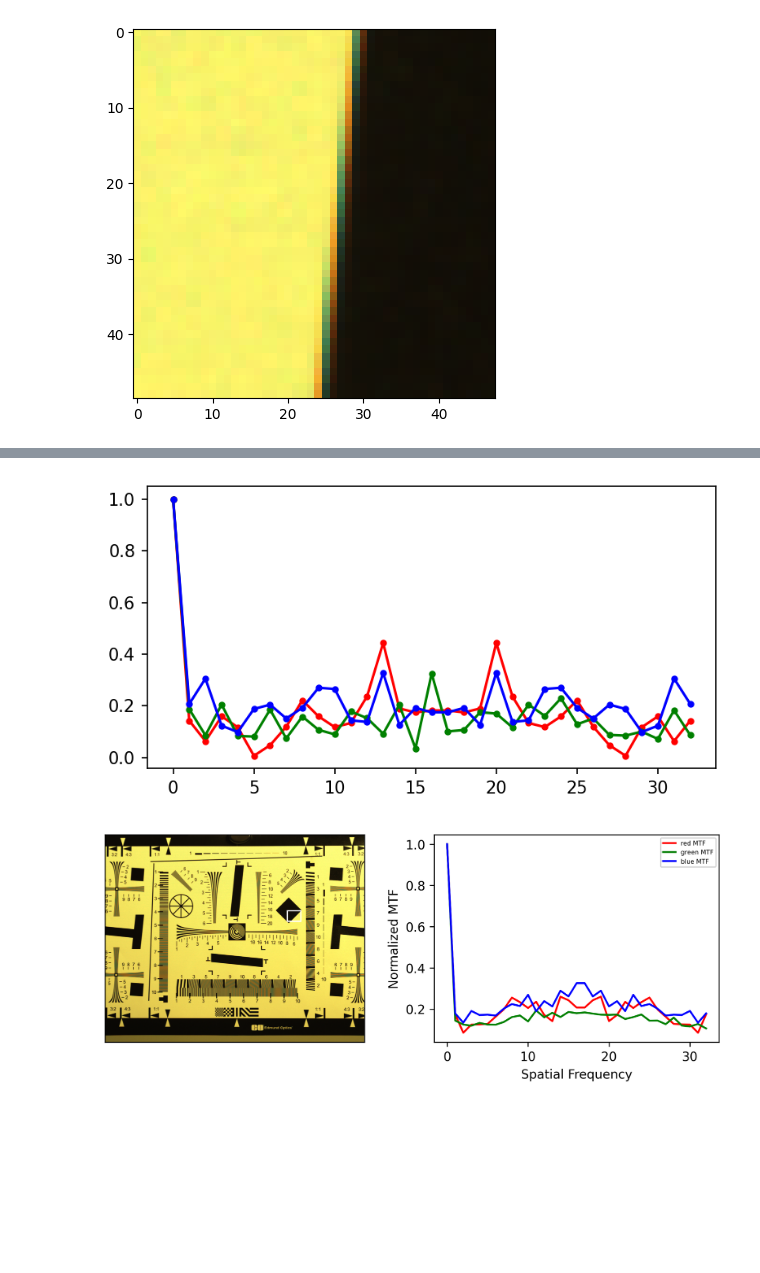
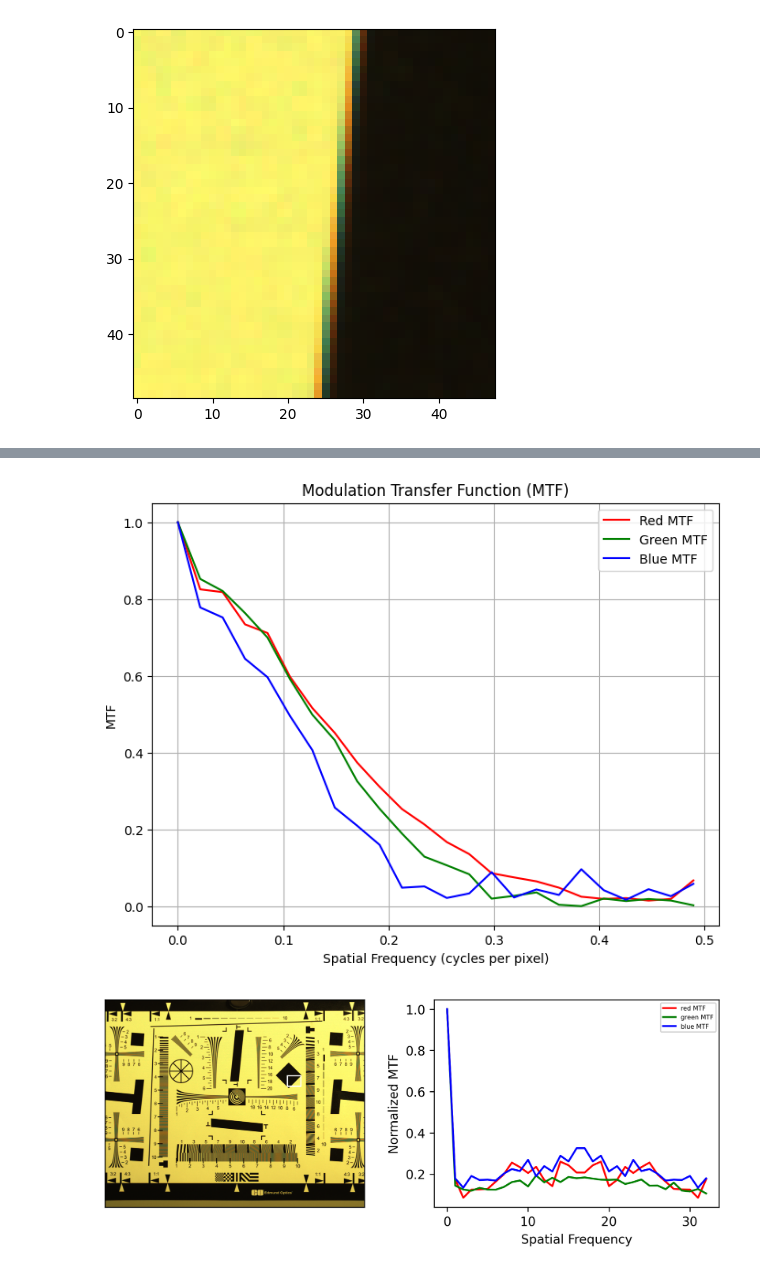
Before and after one commit to kennethmleo/Physics301-Optical-Payload-Characterization, a Jupyter notebook: Activity 06 - Abberation Measurement/Activity_06_Chromatic Abberation.ipynb, the cells around one changed output, grey strips where cells are left out. Cells and saved outputs as stored; diff of their text form; code cells hidden in the pictures; blank space fills up the shorter version.

```diff
--- a/Activity 06 - Abberation Measurement/Activity_06_Chromatic Abberation.ipynb
+++ b/Activity 06 - Abberation Measurement/Activity_06_Chromatic Abberation.ipynb
@@ -162,11 +108,0 @@ MTF_B = compute_MTF(ROI_B)
-# %%
-x_MTF = np.arange(0,len(MTF_R))
-
-plt.figure(figsize = (6,3), dpi = 150, facecolor=None)
-plt.plot(x_MTF, MTF_R, 'r.-', label = 'Red channel MTF')
-plt.plot(x_MTF, MTF_G, 'g.-', label = 'Green channel MTF')
-plt.plot(x_MTF, MTF_B, 'b.-', label = 'Blue channel MTF')
-
-plt.show()
-# %% [output]
-[figure, removed]
@@ -176,3 +109,52 @@ plt.show()
+# %%
+import numpy as np
+import matplotlib.pyplot as plt
+from scipy.signal import fftconvolve
+
+def compute_lsf_and_mtf(curve):
+    """Compute Line Spread Function (LSF) and Modulation Transfer Function (MTF)."""
+    # Compute Line Spread Function (LSF)
+    lsf = np.abs(np.diff(curve))
+    ##lsf /= np.sum(lsf)  # Normalize LSF to ensure area under curve is 1
+
+    # Compute Modulation Transfer Function (MTF)
+    mtf = np.abs(np.fft.fftshift(np.fft.fft(lsf)))
+    mtf = mtf[:]/np.max(mtf)
+
+    n = len(mtf)
+    sampling_rate = 1  # Assuming each sample corresponds to one pixel
+    freq = np.fft.fftshift(np.fft.fftfreq(n)) * sampling_rate
+
+    return lsf, mtf[len(mtf)//2:], freq[len(mtf)//2:]
+
+
+# Example RGB intensity profiles (replace with your actual data)
+# Assuming 1D arrays for simplicity
+red_curve = r_norm
+green_curve = g_norm
+blue_curve = b_norm
+
+# Compute LSF and MTF for each channel
+red_lsf, red_mtf, freq = compute_lsf_and_mtf(red_curve)
+green_lsf, green_mtf, freq = compute_lsf_and_mtf(green_curve)
+blue_lsf, blue_mtf, freq = compute_lsf_and_mtf(blue_curve)
+
+# Calculate spatial frequencies corresponding to MTF
+
+
+# Plotting MTF
+plt.figure(figsize=(8, 6))
+plt.plot(freq, red_mtf, color='r', label='Red MTF')
+plt.plot(freq, green_mtf, color='g', label='Green MTF')
+plt.plot(freq, blue_mtf, color='b', label='Blue MTF')
+plt.title('Modulation Transfer Function (MTF)')
+plt.xlabel('Spatial Frequency (cycles per pixel)')
+plt.ylabel('MTF')
+plt.legend()
+plt.grid(True)
+plt.show()
+# %% [output]
+[figure, added]
 # %%
 image = plt.imread(file_ROI[0])
 
```
Also changed, not shown: parts of 7 cells of this notebook.
